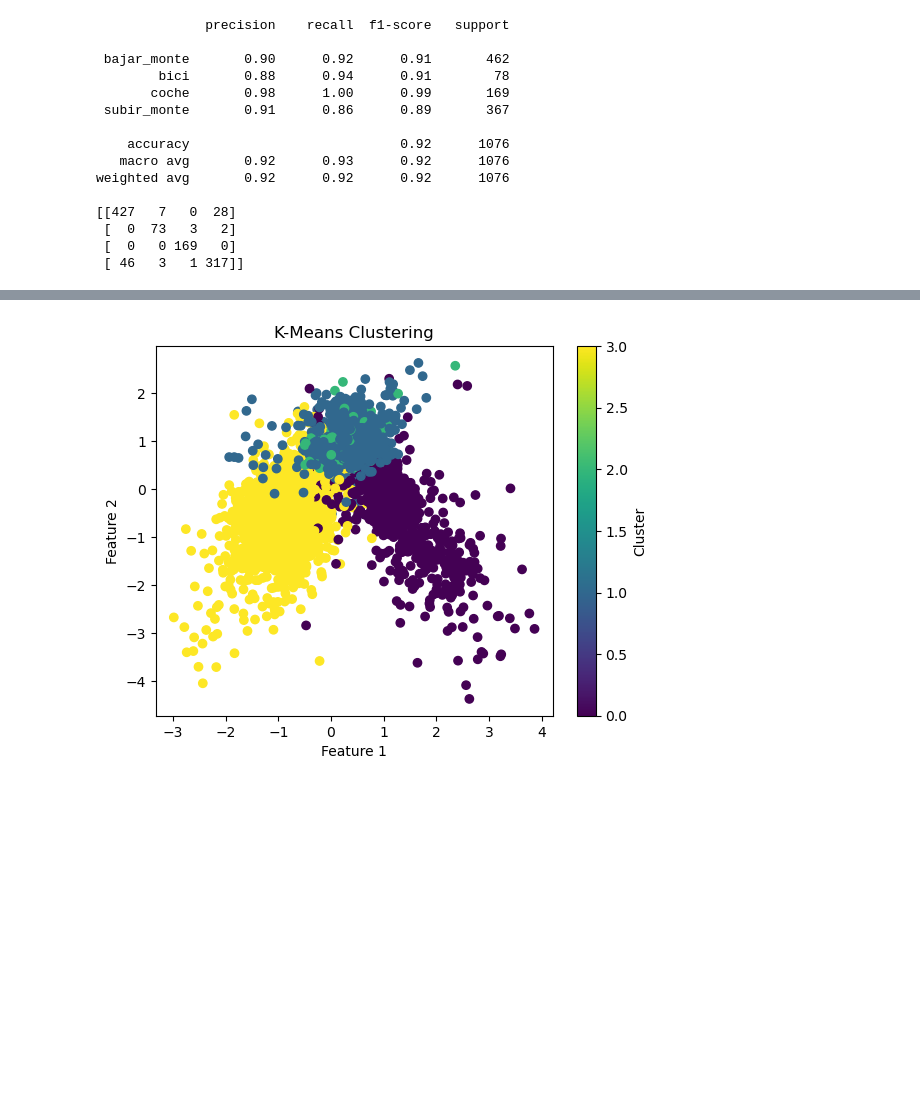
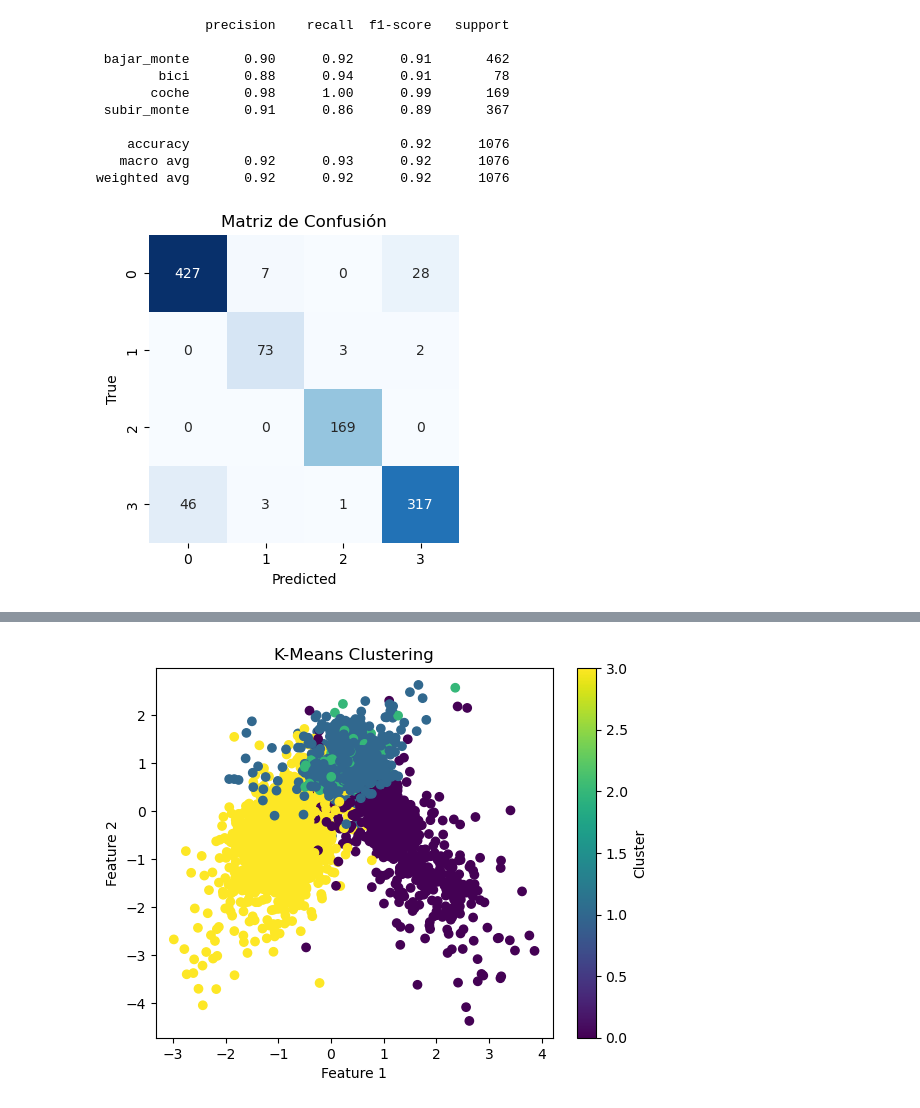
Before and after one commit to uunaii/Industria_R11, a Jupyter notebook: features.ipynb, the cells around one changed output, grey strips where cells are left out. Cells and saved outputs as stored; diff of their text form; code cells hidden in the pictures; blank space fills up the shorter version.

```diff
--- a/features.ipynb
+++ b/features.ipynb
@@ -83,26 +84,29 @@ X_train, X_test, y_train, y_test = train_test_split(X, y, test_size=0.3, random_
 # %%
 clf = RandomForestClassifier(n_estimators=100, random_state=42)
 clf.fit(X_train, y_train)
 
 predictions = clf.predict(X_test)
 print(classification_report(y_test, predictions))
-print(confusion_matrix(y_test, predictions))
+cm = confusion_matrix(y_test, predictions)
+
+plt.figure(figsize=(4, 4))
+sns.heatmap(cm, annot=True, cmap='Blues', fmt='g', cbar=False)
+plt.title('Matriz de Confusión')
+plt.xlabel('Predicted')
+plt.ylabel('True')
+plt.show()
 # %% [output]
               precision    recall  f1-score   support
 
  bajar_monte       0.90      0.92      0.91       462
         bici       0.88      0.94      0.91        78
        coche       0.98      1.00      0.99       169
  subir_monte       0.91      0.86      0.89       367
 
     accuracy                           0.92      1076
    macro avg       0.92      0.93      0.92      1076
 weighted avg       0.92      0.92      0.92      1076
-
-[[427   7   0  28]
- [  0  73   3   2]
- [  0   0 169   0]
- [ 46   3   1 317]]
+[figure, added]
 # %%
 svm_classifier = SVC(kernel='linear', random_state=42)
 svm_classifier.fit(X_train, y_train)
```
Also changed, not shown: parts of 2 cells of this notebook.
